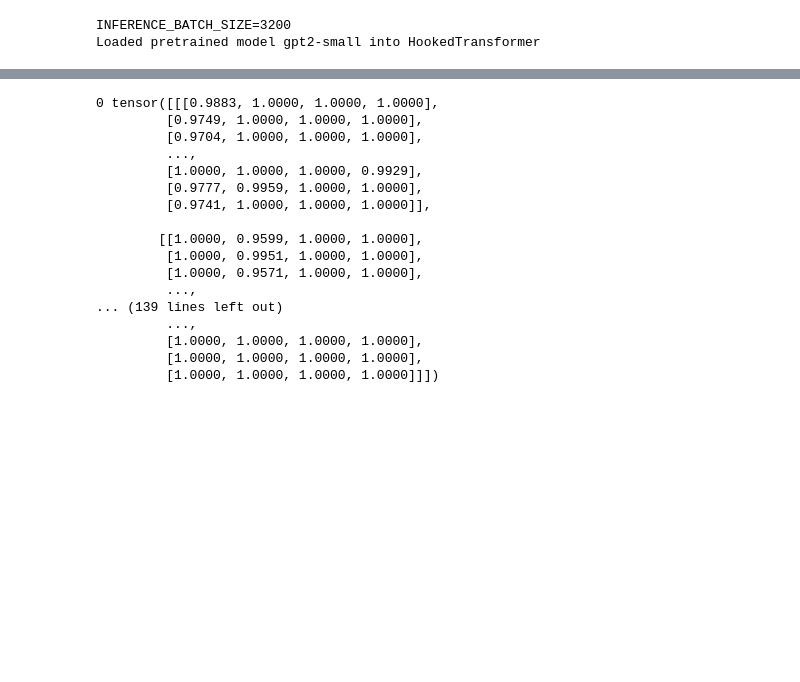
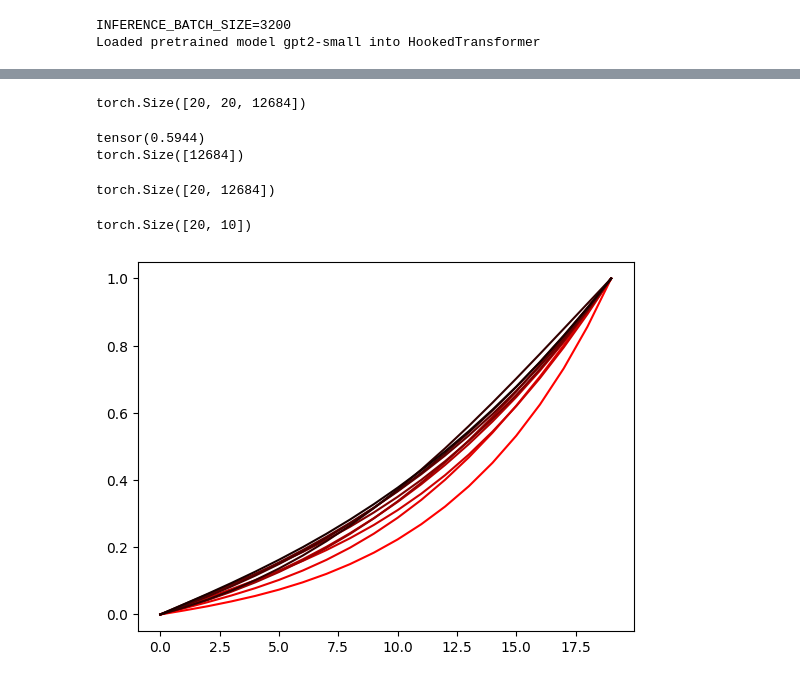
Before and after one commit to jettjaniak/teren, a Jupyter notebook: notebooks/dir_act_jsd_auc.ipynb, the cells around one changed output, grey strips where cells are left out. Cells and saved outputs as stored; diff of their text form; code cells hidden in the pictures; blank space fills up the shorter version.

```diff
--- a/notebooks/dir_act_jsd_auc.ipynb
+++ b/notebooks/dir_act_jsd_auc.ipynb
@@ -198,3 +66,9 @@ plt.plot(lines)
+# %%
+jsd_flat = jsd_flat[..., jsd_max > 0.05]
+# %%
+jsd_flat.shape
+# %% [output]
+torch.Size([20, 20, 12684])
 # %%
 def helper(mid, i, jsd_by_bin, prev_jsd, auc, min_ratio):
     jsd = jsd_by_bin[mid, i]
@@ -207,44 +81,52 @@ def helper(mid, i, jsd_by_bin, prev_jsd, auc, min_ratio):
     return auc, min_ratio, jsd
 
 
-def compute_auc_ratio(jsd_by_bin):
-    n_bins = jsd_by_bin.shape[0]
-    shape = jsd_by_bin.shape[2:]
+def compute_auc_ratio(jsd):
+    n_bins = jsd.shape[0]
+    ratio_shape = jsd.shape[2:]
+    min_ratios = torch.empty(jsd.shape[1:])
     for mid in range(n_bins):
-        min_ratio = torch.full(shape, float("inf"))
+        min_ratio = torch.full(ratio_shape, float("inf"))
         # from mid to left
-        auc = torch.zeros(shape)
-        prev_jsd = torch.zeros(shape)
+        auc = torch.zeros(ratio_shape)
+        prev_jsd = torch.zeros(ratio_shape)
         for i in range(mid - 1, -1, -1):
-            auc, min_ratio, prev_jsd = helper(
-                mid, i, jsd_by_bin, prev_jsd, auc, min_ratio
-            )
+            auc, min_ratio, prev_jsd = helper(mid, i, jsd, prev_jsd, auc, min_ratio)
         # from mid to right
-        auc = torch.zeros(shape)
-        prev_jsd = torch.zeros(shape)
+        auc = torch.zeros(ratio_shape)
+        prev_jsd = torch.zeros(ratio_shape)
         for i in range(mid + 1, n_bins):
-            auc, min_ratio, prev_jsd = helper(
-                mid, i, jsd_by_bin, prev_jsd, auc, min_ratio
-            )
-        print(mid, min_ratio)
+            auc, min_ratio, prev_jsd = helper(mid, i, jsd, prev_jsd, auc, min_ratio)
+        min_ratios[mid] = min_ratio
+    return min_ratios.min(0)
 
 
-compute_auc_ratio(js_dist_by_acts)
+values, indices = compute_auc_ratio(jsd_flat)
+print(values.min())
+print(values.shape)
 # %% [output]
-0 tensor([[[0.9883, 1.0000, 1.0000, 1.0000],
-         [0.9749, 1.0000, 1.0000, 1.0000],
-         [0.9704, 1.0000, 1.0000, 1.0000],
-         ...,
-         [1.0000, 1.0000, 1.0000, 0.9929],
-         [0.9777, 0.9959, 1.0000, 1.0000],
-         [0.9741, 1.0000, 1.0000, 1.0000]],
-
-        [[1.0000, 0.9599, 1.0000, 1.0000],
-         [1.0000, 0.9951, 1.0000, 1.0000],
-         [1.0000, 0.9571, 1.0000, 1.0000],
-         ...,
-... (139 lines left out)
-         ...,
-         [1.0000, 1.0000, 1.0000, 1.0000],
-         [1.0000, 1.0000, 1.0000, 1.0000],
-         [1.0000, 1.0000, 1.0000, 1.0000]]])
+tensor(0.5944)
+torch.Size([12684])
+# %%
+min_lines = torch.gather(
+    jsd_flat,
+    index=indices.unsqueeze(0).unsqueeze(0).expand(-1, N_BINS, -1),
+    dim=0,
+).squeeze()
+min_lines.shape
+# %% [output]
+torch.Size([20, 12684])
+# %%
+sorted_i = torch.argsort(values)[:50:5]
+# %%
+lines = min_lines[:, sorted_i]
+lines.shape
+# %% [output]
+torch.Size([20, 10])
+# %%
+import matplotlib.pyplot as plt
+
+for i, line in enumerate(lines.T):
+    plt.plot(line / line.max(), color=(1 - i / 10, 0, 0))
+# %% [output]
+[figure, added]
```
Also changed, not shown: parts of 10 cells of this notebook, 2 other files.
